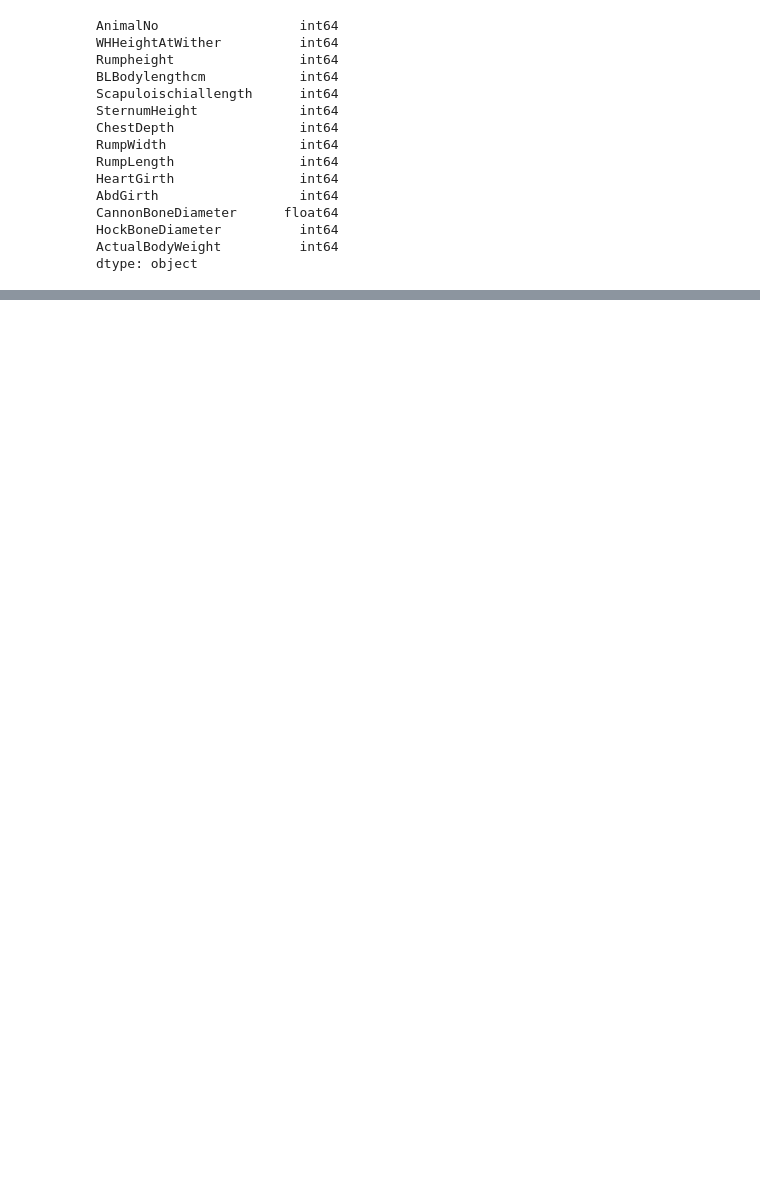
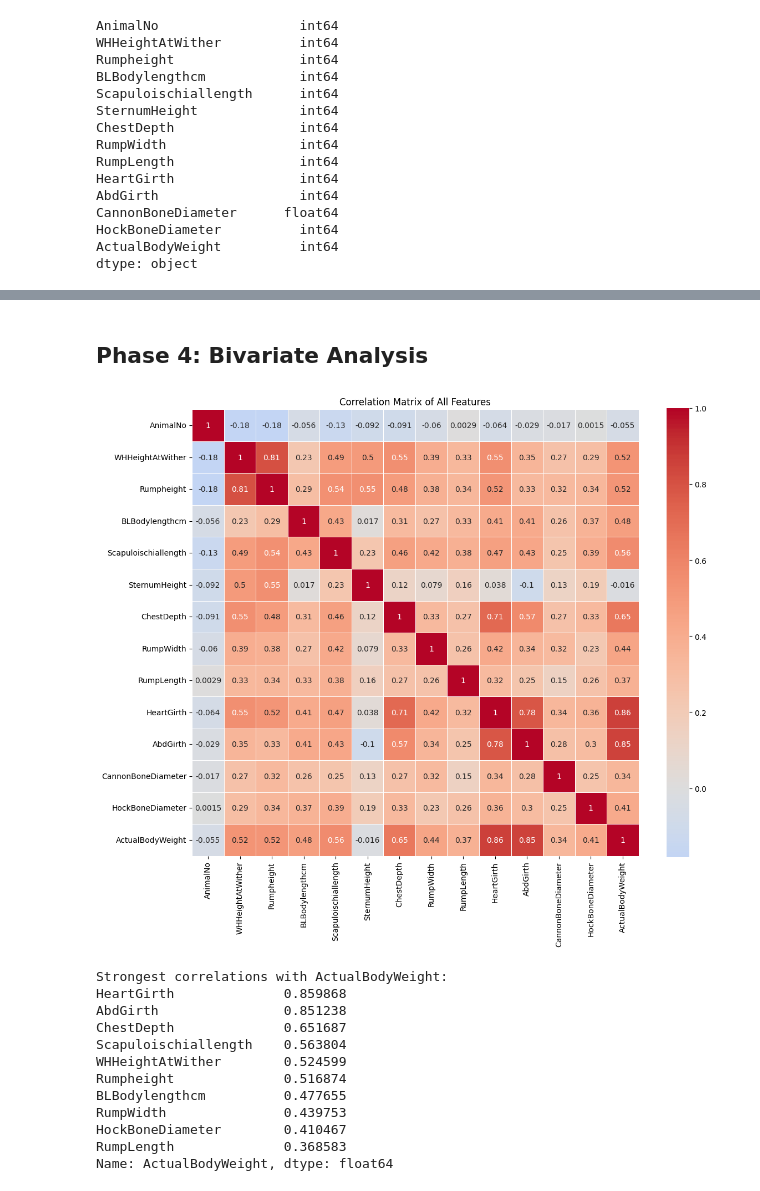
Before and after one commit to shahbhavya7/cattle_model, a Jupyter notebook: experiments.ipynb, the cells around one changed output, grey strips where cells are left out. Saved outputs shown, nothing was run; the diff lists cells and outputs as text; code cells hidden in the pictures; blank space fills up the shorter version.

Commit message:
EDA till phase 5

```diff
--- a/experiments.ipynb
+++ b/experiments.ipynb
@@ -88,0 +243,31 @@ df.head()
+# %% [markdown]
+## Phase 4: Bivariate Analysis
+# %%
+# Correlation matrix
+plt.figure(figsize=(12, 10))
+correlation_matrix = df.corr()
+sns.heatmap(correlation_matrix, annot=True, cmap='coolwarm', center=0,
+            square=True, linewidths=0.5)
+plt.title('Correlation Matrix of All Features')
+plt.tight_layout()
+plt.show()
+
+# Show strongest correlations with ActualBodyWeight (assuming it's the target)
+if 'ActualBodyWeight' in df.columns:
+    target_corr = correlation_matrix['ActualBodyWeight'].abs().sort_values(ascending=False)
+    print("Strongest correlations with ActualBodyWeight:")
+    print(target_corr[1:11])  # Top 10 excluding self-correlation
+# %% [output]
+[figure, added]
+Strongest correlations with ActualBodyWeight:
+HeartGirth              0.859868
+AbdGirth                0.851238
+ChestDepth              0.651687
+Scapuloischiallength    0.563804
+WHHeightAtWither        0.524599
+Rumpheight              0.516874
+BLBodylengthcm          0.477655
+RumpWidth               0.439753
+HockBoneDiameter        0.410467
+RumpLength              0.368583
+Name: ActualBodyWeight, dtype: float64
```
Also changed, not shown: parts of 14 cells of this notebook.
